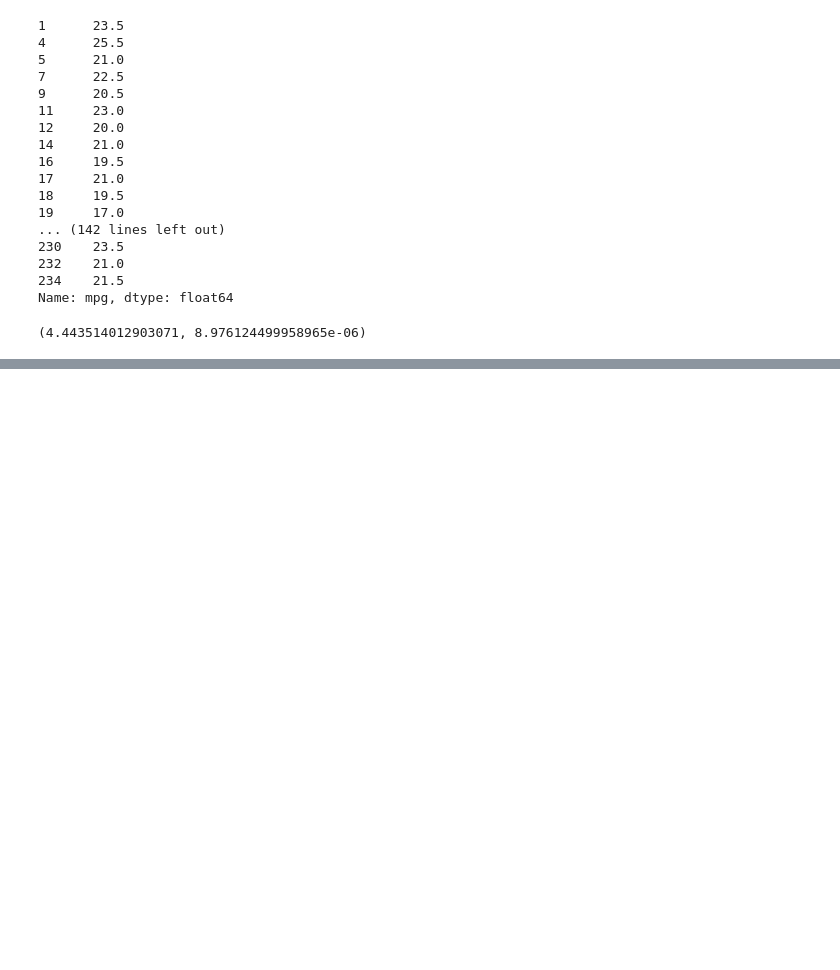
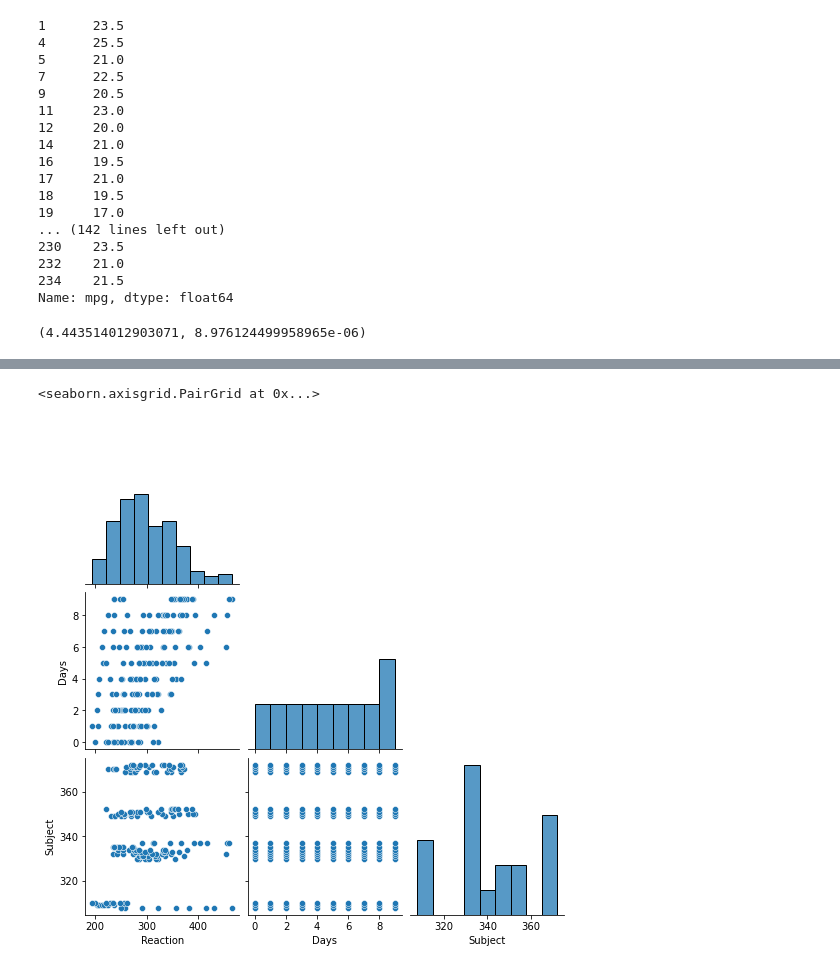
Before and after one commit to Joshua-C-Bryant/statistics-exercises, a Jupyter notebook: hypothesis_testing_comparing_means.ipynb, the cells around one changed output, grey strips where cells are left out. Saved outputs shown, nothing was run; the diff lists cells and outputs as text; code cells hidden in the pictures; blank space fills up the shorter version.

```diff
--- a/hypothesis_testing_comparing_means.ipynb
+++ b/hypothesis_testing_comparing_means.ipynb
@@ -977,0 +1098,5 @@ t, p/2
+# %%
+from pydataset import data
+data('sleepstudy')
+sleepstudy = pd.DataFrame(data('sleepstudy'))
+sleepstudy.head(20)
@@ -977,0 +1121,5 @@ t, p/2
+# %%
+sns.pairplot(sleepstudy, corner=True)
+# %% [output]
+<seaborn.axisgrid.PairGrid at 0x...>
+[figure, added]
```
Also changed, not shown: parts of 29 cells of this notebook.
